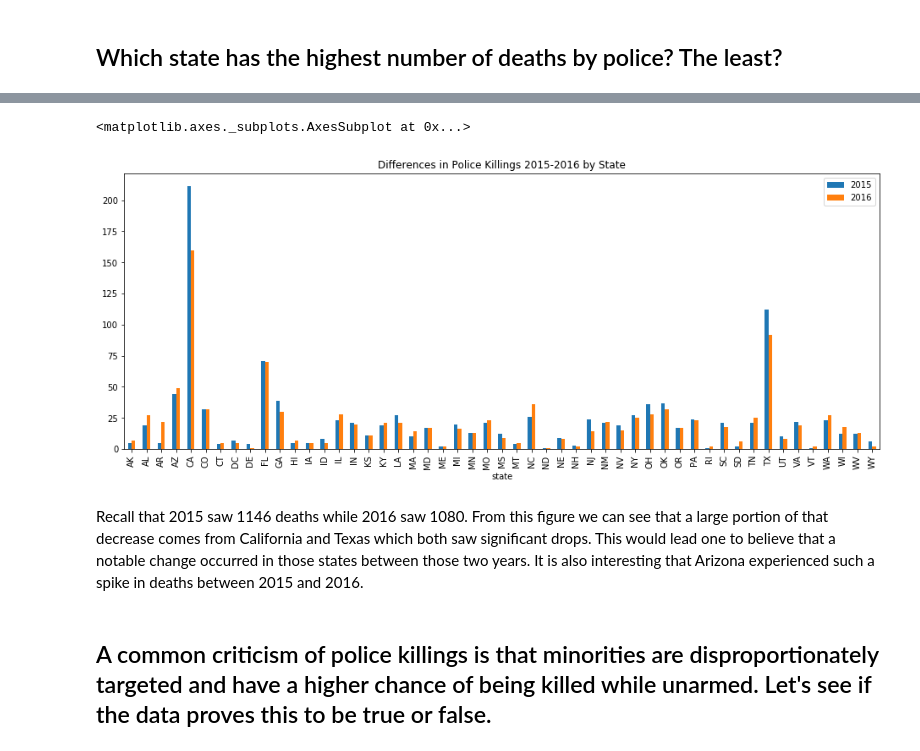
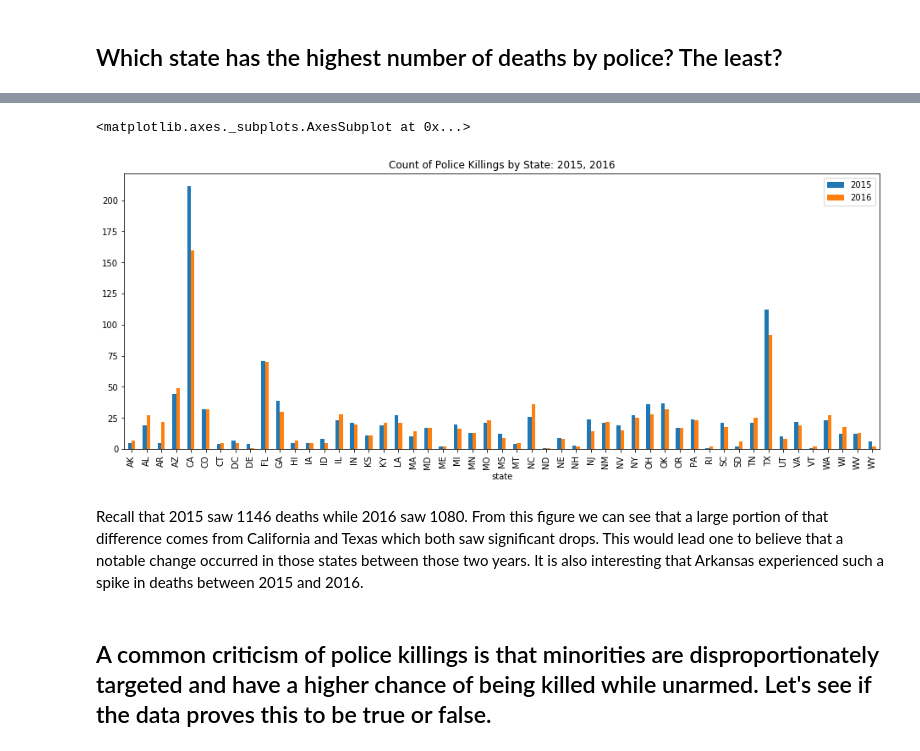
Before and after one commit to nchp89/police-analysis, a Jupyter notebook: Police+Killings+Analysis.ipynb, the cells around one changed output, grey strips where cells are left out. Cells and saved outputs as stored; diff of their text form; code cells hidden in the pictures.

```diff
--- a/Police+Killings+Analysis.ipynb
+++ b/Police+Killings+Analysis.ipynb
@@ -129,11 +179,11 @@ year_data.columns = ['2015', '2016']
 year_data['state'] = year_data.index
 # %%
-year_data.plot.bar(x=['state'], y=['2015','2016'], figsize=(16,6), title=("Differences in Police Killings 2015-2016 by State"))
+year_data.plot.bar(x=['state'], y=['2015','2016'], figsize=(16,6), title=("Count of Police Killings by State: 2015, 2016"))
 # %% [output]
 <matplotlib.axes._subplots.AxesSubplot at 0x...>
-[figure, old version]
+[figure, new version]
 # %% [markdown]
-Recall that 2015 saw 1146 deaths while 2016 saw 1080. From this figure we can see that a large portion of that decrease comes from California and Texas which both saw significant drops. This would lead one to believe that a notable change occurred in those states between those two years. It is also interesting that Arizona experienced such a spike in deaths between 2015 and 2016.
+Recall that 2015 saw 1146 deaths while 2016 saw 1080. From this figure we can see that a large portion of that difference comes from California and Texas which both saw significant drops. This would lead one to believe that a notable change occurred in those states between those two years. It is also interesting that Arkansas experienced such a spike in deaths between 2015 and 2016.
 # %% [markdown]
   ## A common criticism of police killings is that minorities are disproportionately targeted and have a higher chance of being killed while unarmed. Let's see if the data proves this to be true or false.
 # %%
```
Also changed, not shown: parts of 57 cells of this notebook.
